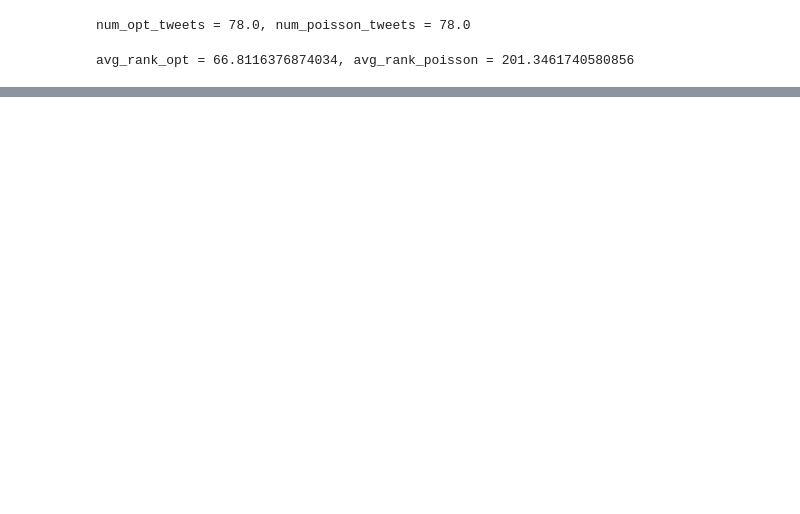
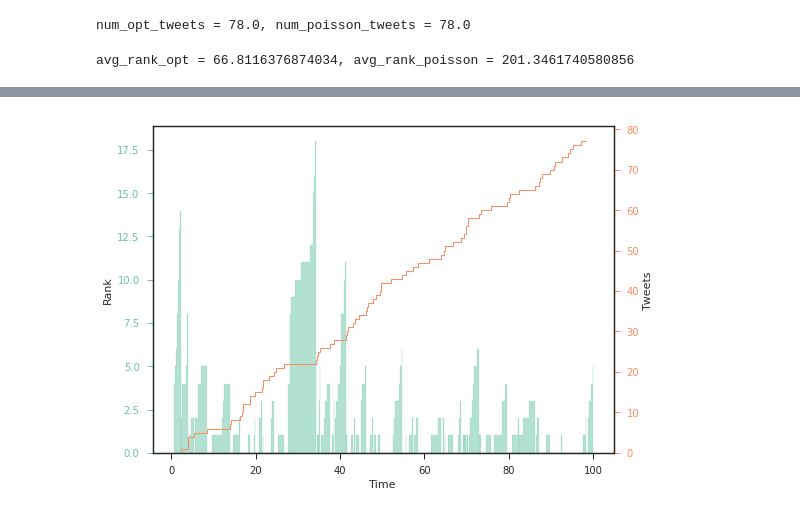
Before and after one commit to Networks-Learning/LVIV-2018, a Jupyter notebook: redqueen/RedQueen-demo.ipynb, the cells around one changed output, grey strips where cells are left out. Drawn from its saved outputs; the diff is of its cells as text; code cells hidden in the pictures; blank space fills up the shorter version.

```diff
--- a/redqueen/RedQueen-demo.ipynb
+++ b/redqueen/RedQueen-demo.ipynb
@@ -35,7 +37,7 @@ seed = 1
 opt_mgr = sim_opts_1_follower.create_manager_with_opt(seed)
 opt_mgr.run_dynamic()
 opt_df = opt_mgr.state.get_dataframe()
-num_opt_tweets = U.num_tweets_of(opt_df, broadcaster_id=0)
+num_opt_tweets = U.num_tweets_of(opt_df, broadcaster_id=sim_opts_1_follower.src_id)
 perf_opt = {
     'type': 'Opt',
     'seed': seed,
@@ -99,0 +154,4 @@ U.time_in_top_k(opt_df, src_id=1, K=1, sim_opts=sim_opts_1_follower)
+# %%
+plot_feed_evolution(poisson_df, sim_opts_1_follower.src_id)
+# %% [output]
+[figure, added]
```
Also changed, not shown: parts of 14 cells of this notebook.
